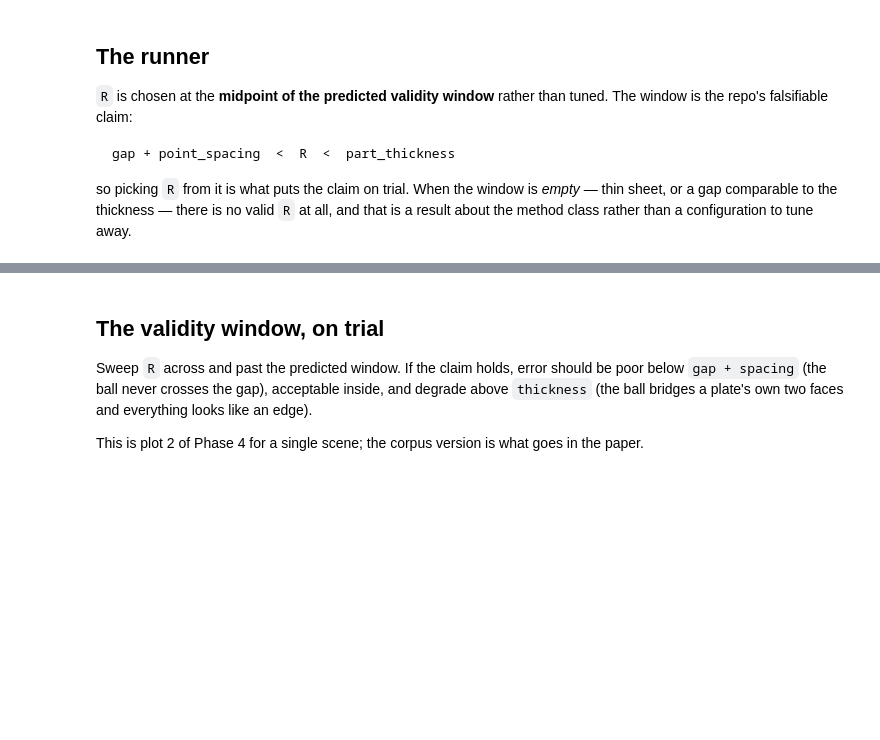
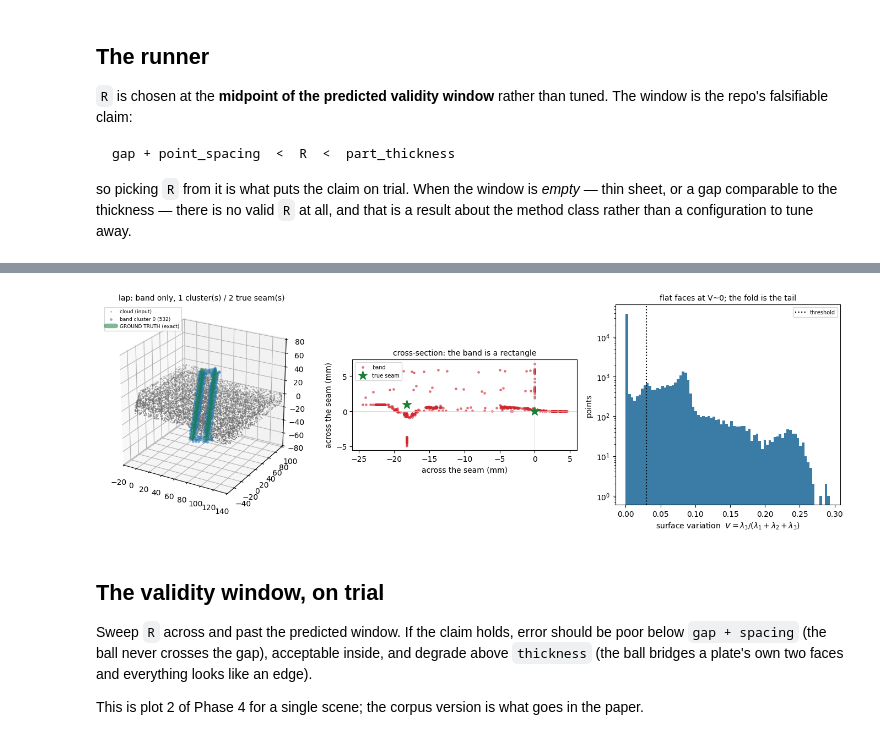
Before and after one commit to amnessa/welding_cell_ws, a Jupyter notebook: weld_generator/notebooks/03_baselines.ipynb, the cells around one changed output, grey strips where cells are left out. Cells and saved outputs as stored; diff of their text form; code cells hidden in the pictures; blank space fills up the shorter version.

```diff
--- a/weld_generator/notebooks/03_baselines.ipynb
+++ b/weld_generator/notebooks/03_baselines.ipynb
@@ -75,9 +88,6 @@ def run(scene_dir, view="full", noisy=False, radius_mm=None,
     lo, hi = validity_window_mm(f["root_gap_mm"], SPACING, f["t_min_mm"])
     R = float(radius_mm) if radius_mm else (0.5 * (lo + hi) if lo < hi else lo)
 
-    # Single view: drop seams the camera barely returns. The lower toe of a lap joint is
-    # visible from NO viewpoint above the table, so scoring recall against it charges the
-    # baseline for missing something no sensor could see.
     gt = ground_truth(scene, arrays, primary_only=True,
                       min_visible_fraction=0.1 if view == "single" else None)
     if not gt:
@@ -87,6 +97,8 @@ def run(scene_dir, view="full", noisy=False, radius_mm=None,
                prefilter_density_per_mm2=RHO, **kw)
     row = {**f, "view": view, "noisy": noisy, "radius_mm": R,
            "window_lo": lo, "window_hi": hi, "window_open": lo < hi,
-           "used_oracle": r.used_object_oracle, "n_gt_used": len(gt)}
-    row.update(evaluate(r.seams, gt, band=r.band))
+           "used_oracle": r.used_object_oracle, "n_gt_used": len(gt),
+           "n_band_raw": len(r.band_raw)}
+    # Scored as a POINT SET. No line is fitted - see the header.
+    row.update(evaluate_band(r.band, gt, n_clusters=r.n_clusters))
     return row, r, c, gt, scene
@@ -116,11 +123,11 @@ print(f"  window {row['window_lo']:.2f} - {row['window_hi']:.2f} mm "
       f"({'OPEN' if row['window_open'] else 'CLOSED'}), using R = {row['radius_mm']:.2f} mm")
 print(f"  {res.note}   oracle={res.used_object_oracle}")
 print()
-for k in ("n_pred_seams", "n_gt_seams", "seam_count_error", "chamfer", "pred_to_gt",
-          "gt_to_pred", "precision", "recall", "f1", "lat_p95", "band_width_mm",
-          "band_chamfer", "band_width_raw_mm"):
+for k in ("n_band_points", "n_clusters", "n_gt_seams", "cluster_count_error",
+          "chamfer", "pred_to_gt", "gt_to_pred", "precision", "recall", "f1",
+          "lat_mean", "lat_p95", "band_width_mm"):
     v = row[k]
-    print(f"  {k:<18} {v:.3f}" if isinstance(v, float) else f"  {k:<18} {v}")
+    print(f"  {k:<20} {v:.3f}" if isinstance(v, float) else f"  {k:<20} {v}")
 # %% [output]
 lap joint, quality C
   gap 0.91 mm | t_min 10.69 mm | spacing 1.41 mm
@@ -209,3 +150,79 @@ plt.tight_layout(); plt.show()
+# %%
+# --- knobs ---------------------------------------------------------------------------
+ZOOM = 0.5        # 1.0 = whole assembly; 0.12 zooms right down onto the band
+CENTRE = "seam"   # "seam" centres the view on the ground truth, "cloud" on the assembly
+BAND_ALPHA = 0.45
+COLOUR_BY = "cluster"   # "cluster" | "density"
+ELEV, AZIM = 24, -60
+
+# NO fitted line. The band and the truth, and nothing between them.
+fig = plt.figure(figsize=(14, 4.6))
+
+ax = fig.add_subplot(131, projection="3d")
+pts = cloud["xyz"]
+gt_pts = np.vstack(gt)
+centre = gt_pts.mean(0) if CENTRE == "seam" else 0.5 * (pts.min(0) + pts.max(0))
+span = float((pts.max(0) - pts.min(0)).max()) * float(ZOOM)
+half = 0.55 * span
+inside = np.all(np.abs(pts - centre) <= half, axis=1)
+shown = pts[inside]
+step = max(1, len(shown) // 7000)
+ax.scatter(*shown[::step].T, s=0.3, c="#707070", label="cloud (input)")
+
+if COLOUR_BY == "density" and len(res.band_raw):
+    sc_ = ax.scatter(*res.band_raw.T, s=5, c=res.band_density, cmap="coolwarm",
+                     vmin=0.4, vmax=1.4, alpha=BAND_ALPHA, depthshade=False)
+    fig.colorbar(sc_, ax=ax, shrink=0.6, label="density / median")
+else:
+    for k in range(res.n_clusters):
+        cl = res.clusters[k]
+        ax.scatter(*cl.T, s=6, alpha=BAND_ALPHA, depthshade=False,
+                   label=f"band cluster {k} ({len(cl)})" if k < 4 else None)
+for k, g in enumerate(gt):
+    ax.plot(*g.T, lw=6, c="#1a7f37", alpha=0.55, zorder=10, solid_capstyle="round",
+            label="GROUND TRUTH (exact)" if k == 0 else None)
+
+for i, setter in enumerate((ax.set_xlim, ax.set_ylim, ax.set_zlim)):
+    setter(centre[i] - half, centre[i] + half)
+ax.set_box_aspect([1, 1, 1])
+ax.view_init(elev=ELEV, azim=AZIM)
+ax.legend(fontsize=6.5, loc="upper left")
+ax.set_title(f"{row['joint_type']}: band only, {res.n_clusters} cluster(s) / "
+             f"{row['n_gt_seams']} true seam(s)", fontsize=10)
+
+# The cross-section. This is where the "rectangle" is visible for what it is: the band is
+# a slab straddling the joint, and any line fitted through it sits in the middle of the
+# slab - the mid-surface between two plates, not on either seam.
+ax2 = fig.add_subplot(132)
+g0 = np.asarray(gt[0])
+t = (g0[-1] - g0[0]); t /= np.linalg.norm(t)
+tmp = np.array([0.0, 0.0, 1.0])
+if abs(t @ tmp) > 0.9:
+    tmp = np.array([1.0, 0.0, 0.0])
+u = np.cross(t, tmp); u /= np.linalg.norm(u)
+v = np.cross(t, u)
+rel = res.band - g0[0]
+ax2.scatter(rel @ u, rel @ v, s=6, c="#d1242f", alpha=0.5, label="band")
+for k, g in enumerate(gt):
+    rg = np.asarray(g) - g0[0]
+    ax2.scatter((rg @ u).mean(), (rg @ v).mean(), s=140, marker="*", c="#1a7f37",
+                zorder=5, label="true seam" if k == 0 else None)
+ax2.axhline(0, c="#cccccc", lw=0.5); ax2.axvline(0, c="#cccccc", lw=0.5)
+ax2.set_aspect("equal"); ax2.legend(fontsize=7)
+ax2.set_xlabel("across the seam (mm)"); ax2.set_ylabel("across the seam (mm)")
+ax2.set_title("cross-section: the band is a rectangle", fontsize=10)
+
+ax3 = fig.add_subplot(133)
+ax3.hist(res.variation, bins=80, color="#3a7ca5")
+ax3.axvline(res.params["curvature_thresh"], c="k", ls=":", label="threshold")
+ax3.set_yscale("log")
+ax3.set_xlabel("surface variation  $V = \\lambda_3/(\\lambda_1+\\lambda_2+\\lambda_3)$")
+ax3.set_ylabel("points")
+ax3.legend(fontsize=7)
+ax3.set_title("flat faces at V~0; the fold is the tail", fontsize=10)
+plt.tight_layout(); plt.show()
+# %% [output]
+[figure, added]
 # %% [markdown]
 ## The validity window, on trial
 
```
Also changed, not shown: parts of 18 cells of this notebook, 7 other files.
